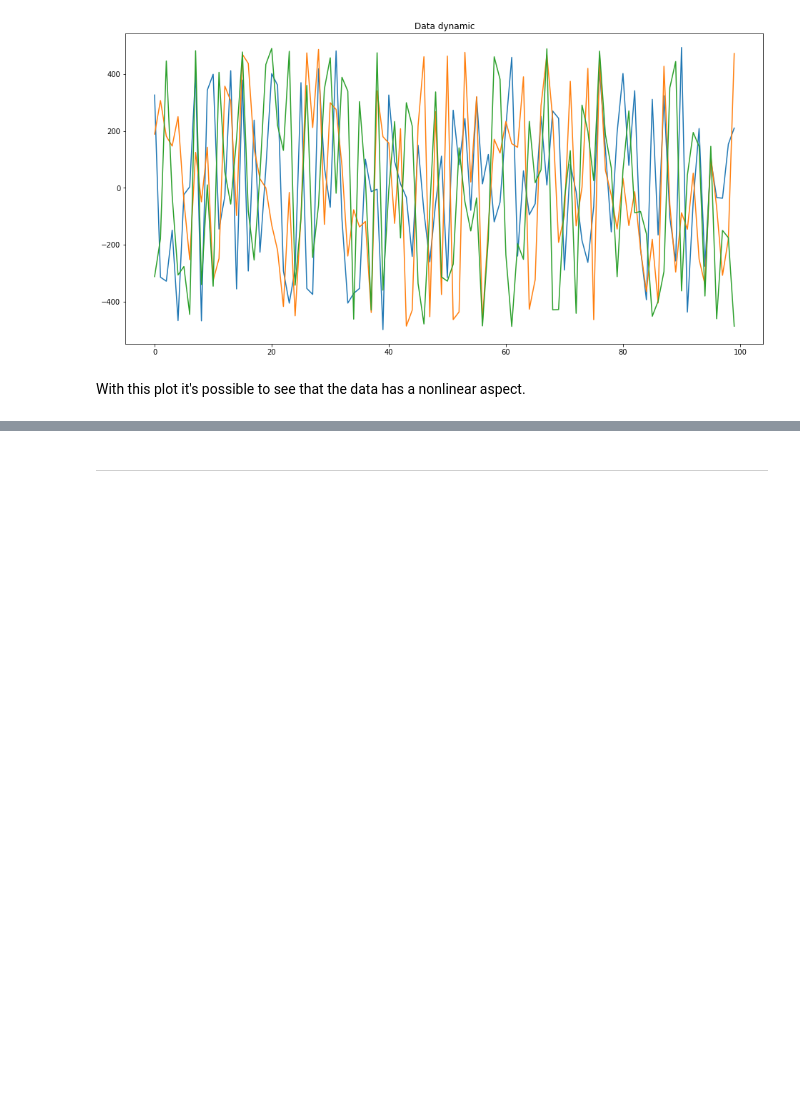
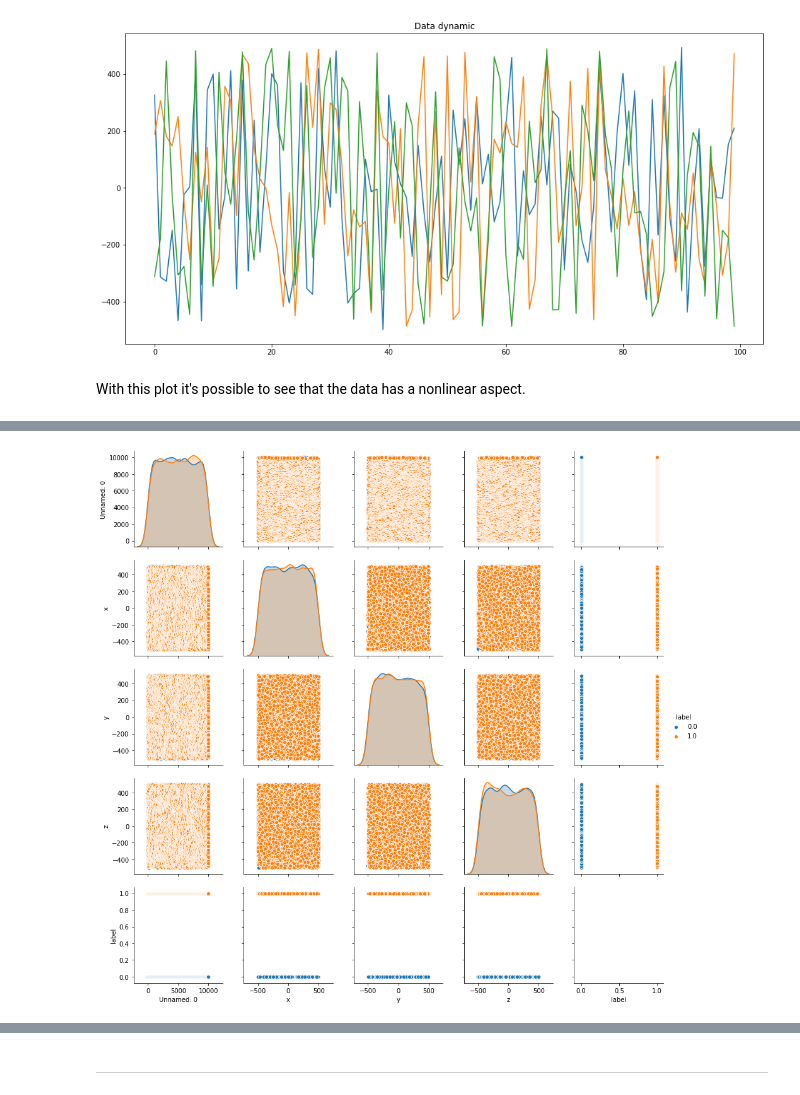
Before and after one commit to pepocasella/BIg-Data-Small-Test, a Jupyter notebook: Big_Data_Test.ipynb, the cells around one changed output, grey strips where cells are left out. Drawn from its saved outputs; the diff is of its cells as text; code cells hidden in the pictures; blank space fills up the shorter version.

```diff
--- a/Big_Data_Test.ipynb
+++ b/Big_Data_Test.ipynb
@@ -51,0 +65,4 @@ With this plot it's possible to see that the data has a nonlinear aspect.
+# %%
+sns.pairplot(dataset, hue='label');
+# %% [output]
+[figure, added]
```
Also changed, not shown: parts of 5 cells of this notebook.
